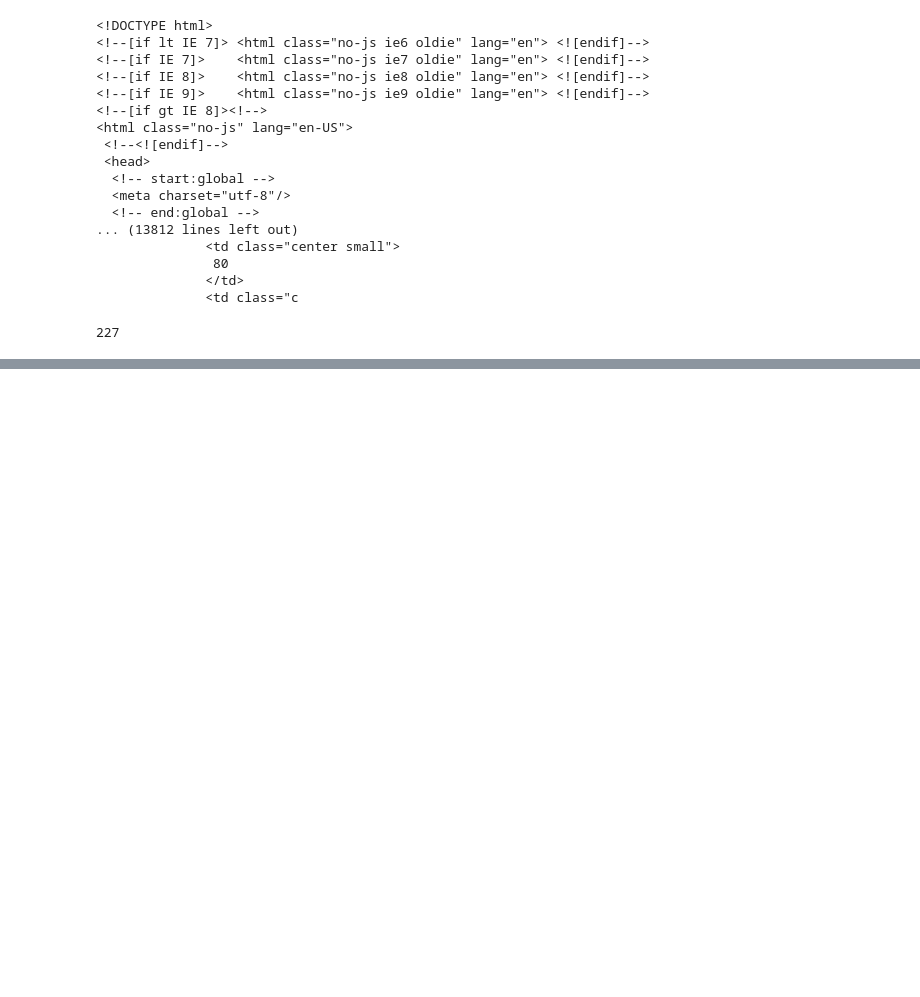
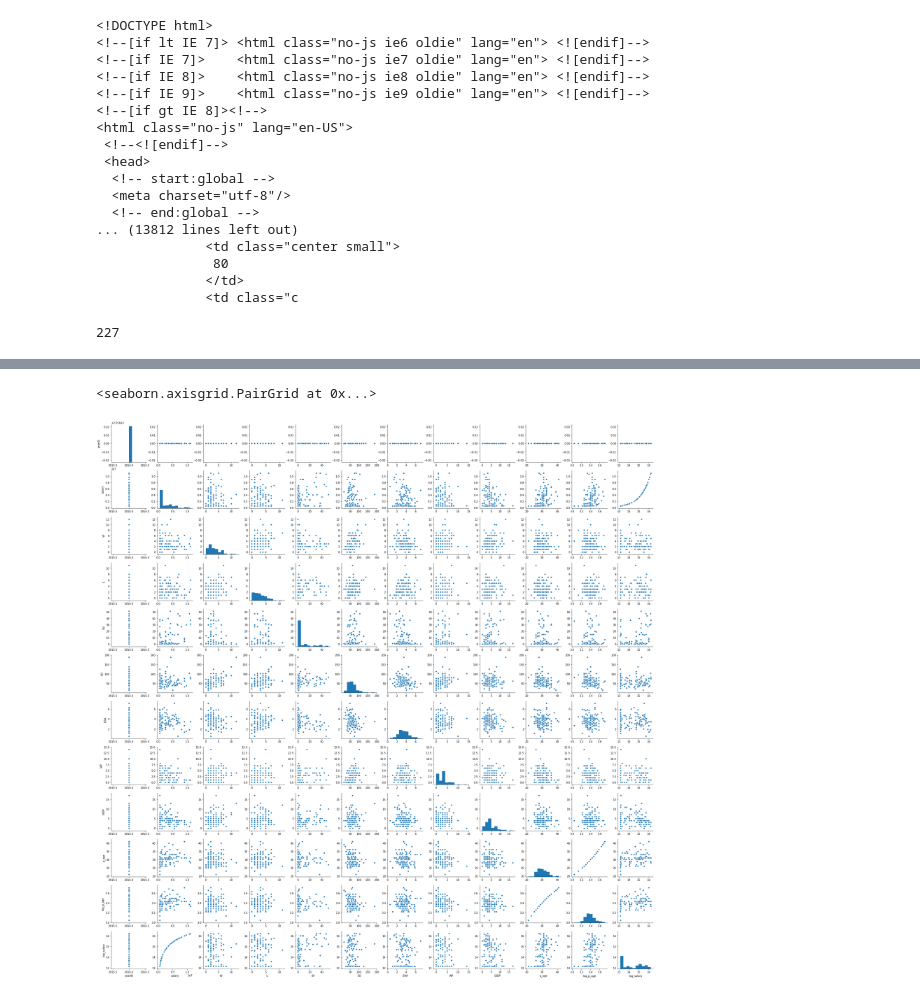
Before and after one commit to Jzbooth/Booth_Metis, a Jupyter notebook: Project_2/project_luther_2.ipynb, the cells around one changed output, grey strips where cells are left out. Cells and saved outputs as stored; diff of their text form; code cells hidden in the pictures; blank space fills up the shorter version.

```diff
--- a/Project_2/project_luther_2.ipynb
+++ b/Project_2/project_luther_2.ipynb
@@ -241,0 +607,5 @@ batdf
+# %%
+current_batdf = bat3df[bat3df.yearID >= 2015.0]
+current_batdf2 = current_batdf[current_batdf.AB >= 400]
+current_pitchdf = pitch3df[pitch3df.yearID >= 2016]
+current_pitchdf2 = current_pitchdf[current_pitchdf.G >= 40]
@@ -241,0 +633,6 @@ batdf
+# %%
+current_pitchdf2['log_p_age'] = np.log(current_pitchdf.p_age)
+current_pitchdf2['log_salary'] = np.log(current_pitchdf.salary)
+
+current_batdf2['log_p_age'] = np.log(current_batdf2.b_age)
+current_batdf2['log_salary'] = np.log(current_batdf2.salary)
@@ -241,0 +660,4 @@ batdf
+# %%
+test = current_pitchdf2.drop(['birthYear', 'bats','throws','stint','teamID','lgID','BK','BFP','GF','R','SH','SF'], axis = 1)
+# %%
+test2 = test.drop(['G','GS','CG','SHO','IPouts','H','ER','HR','BB','BAOpp','IBB','HBP'],axis=1)
@@ -241,0 +680,5 @@ batdf
+# %%
+sns.pairplot(test2)
+# %% [output]
+<seaborn.axisgrid.PairGrid at 0x...>
+[figure, added]
```
Also changed, not shown: parts of 64 cells of this notebook, 9 other files.
